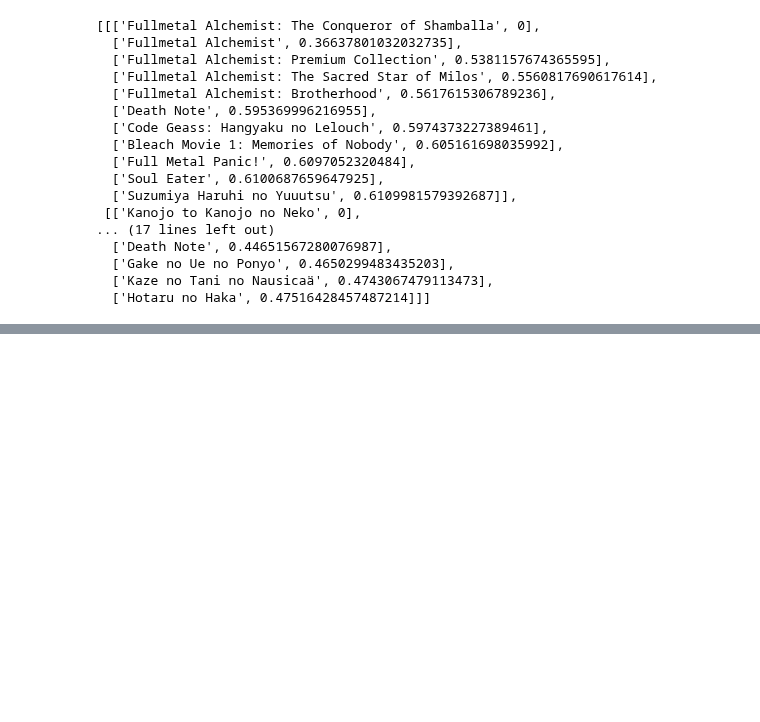
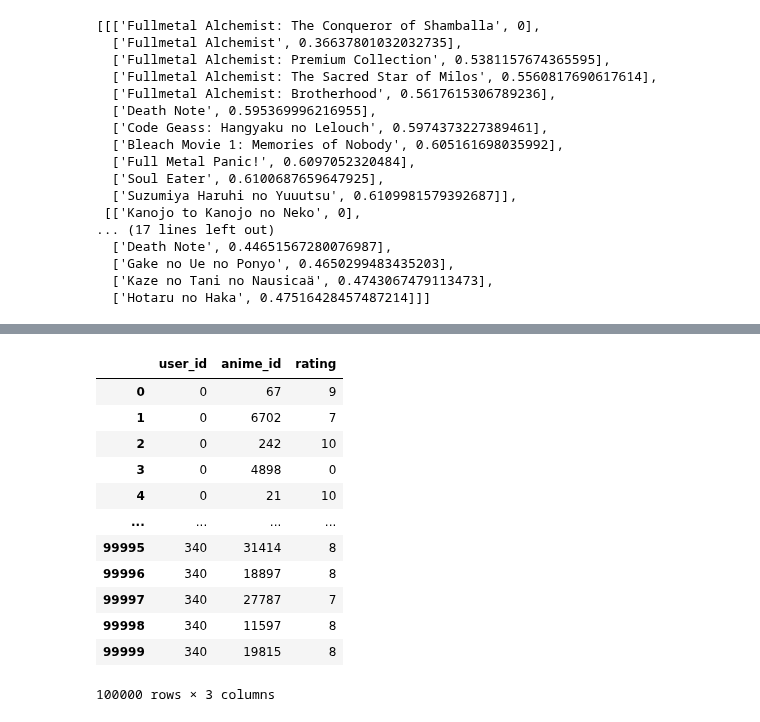
Before and after one commit to mijkami/Anime_Map, a Jupyter notebook: notebooks/Test after knn on full dataset from google.ipynb, the cells around one changed output, grey strips where cells are left out. Cells and saved outputs as stored; diff of their text form; code cells hidden in the pictures; blank space fills up the shorter version.

```diff
--- a/notebooks/Test after knn on full dataset from google.ipynb
+++ b/notebooks/Test after knn on full dataset from google.ipynb
@@ -455,0 +521,16 @@ efficacity = 100.0%
+# %%
+animelist
+# %% [output]
+|  | user_id | anime_id | rating |
+| 0 | 0 | 67 | 9 |
+| 1 | 0 | 6702 | 7 |
+| 2 | 0 | 242 | 10 |
+| 3 | 0 | 4898 | 0 |
+| 4 | 0 | 21 | 10 |
+| ... | ... | ... | ... |
+| 99995 | 340 | 31414 | 8 |
+| 99996 | 340 | 18897 | 8 |
+| 99997 | 340 | 27787 | 7 |
+| 99998 | 340 | 11597 | 8 |
+| 99999 | 340 | 19815 | 8 |
+100000 rows × 3 columns
```
Also changed, not shown: parts of 46 cells of this notebook.
